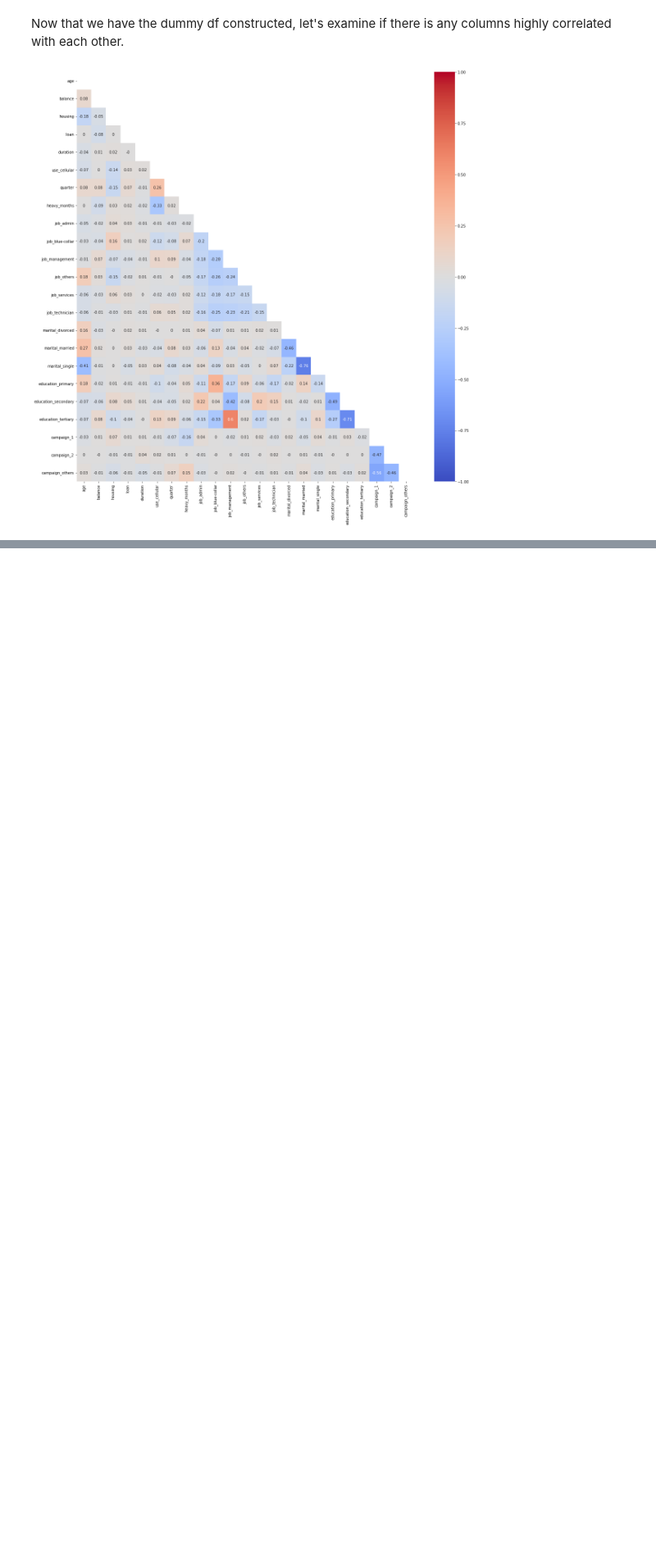
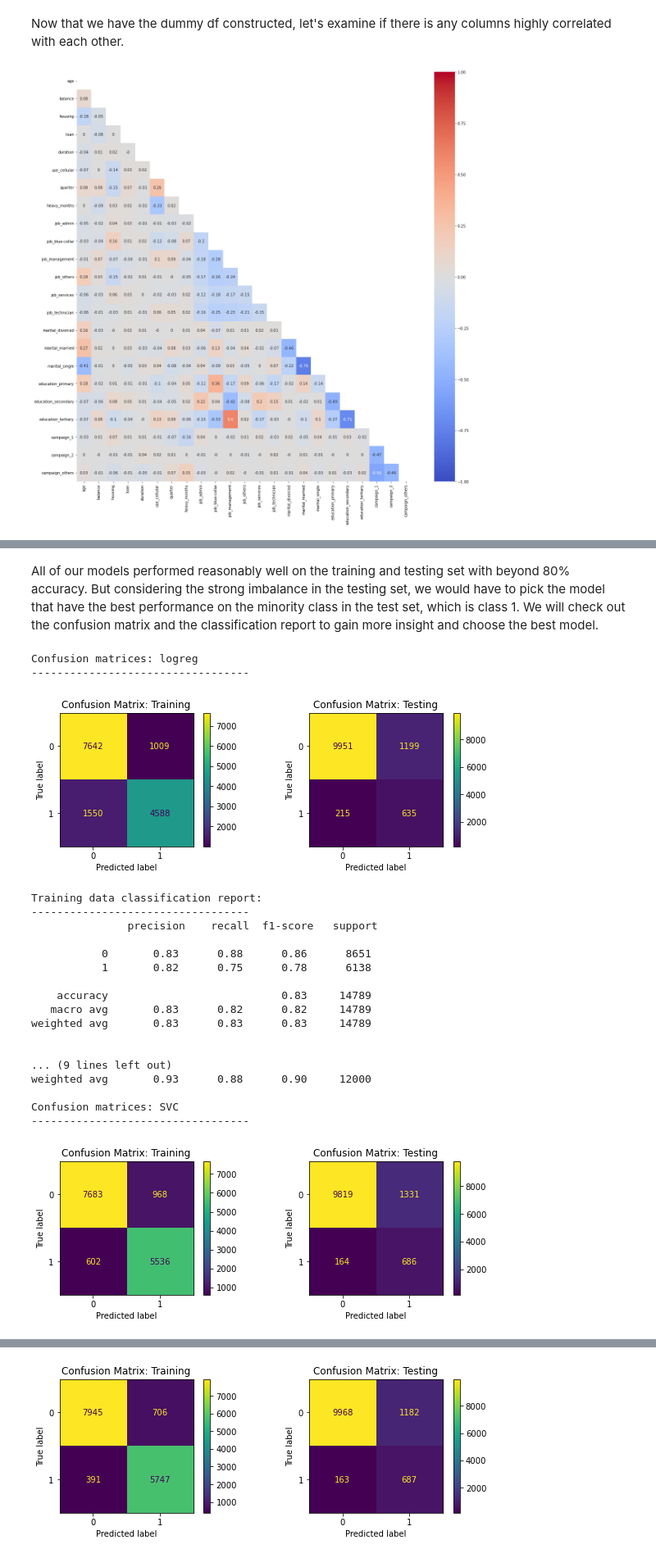
Before and after one commit to XO-Appleton/TermDeposit, a Jupyter notebook: term_deposit_marketing.ipynb, the cells around one changed output, grey strips where cells are left out. Shown at 82% size. Saved outputs shown, nothing was run; the diff lists cells and outputs as text; code cells hidden in the pictures; blank space fills up the shorter version.

Commit message:
completed initial modeling and backward selection

```diff
--- a/term_deposit_marketing.ipynb
+++ b/term_deposit_marketing.ipynb
@@ -431,0 +518,13 @@ visualize_correlation(dummy_df.drop('y', axis=1))
+# %%
+model_candidates = [LogisticRegression(random_state=22), SVC(random_state=22),
+                    RandomForestClassifier(max_depth=10, random_state=22),
+                    KNeighborsClassifier(),
+                    AdaBoostClassifier(random_state=22),
+                    xgb.XGBClassifier(max_depth=3, random_state=22)]
+model_names = ['logreg', 'SVC', 'KNN', 'RF', 'Ada', 'XGB']
+
+for i, model in enumerate(model_candidates):
+    model.fit(X_train_bal, y_train_bal)
+    print(f'{model_names[i]} training accuracy: {model.score(X_train_bal, y_train_bal)}')
+    print(f'{model_names[i]} testing accuracy: {model.score(X_test, y_test)}')
+    print()
@@ -431,0 +549,56 @@ visualize_correlation(dummy_df.drop('y', axis=1))
+# %% [markdown]
+All of our models performed reasonably well on the training and testing set with beyond 80% accuracy. But considering the strong imbalance in the testing set, we would have to pick the model that have the best performance on the minority class in the test set, which is class 1. We will check out the confusion matrix and the classification report to gain more insight and choose the best model.
+# %%
+def show_confusion_matrix_and_report(model_name, model, X_train, y_train, X_test, y_test):
+    print_line = '\n----------------------------------\n'
+
+    print(f"Confusion matrices: {model_name}", print_line)
+
+    fig, axes = plt.subplots(1, 2, figsize=(10, 3))
+
+    # Model on the original data
+    plot_confusion_matrix(model, X_train, y_train, ax=axes[0])
+    axes[0].set_title('Confusion Matrix: Training')
+
+    # Model on the upsampled data
+    plot_confusion_matrix(model, X_test, y_test, ax=axes[1])
+    axes[1].set_title('Confusion Matrix: Testing')
+
+    plt.show()
+
+    model_pred_train = model.predict(X_train)
+    model_pred_test = model.predict(X_test)
+
+    report_train = classification_report(y_train, model_pred_train)
+    report_test = classification_report(y_test, model_pred_test)
+
+    print("\nTraining data classification report:", print_line, report_train)
+    print("\nTesting data classification report:", print_line, report_test)
+# %%
+from sklearn.metrics import confusion_matrix, classification_report, plot_confusion_matrix
+
+for i, model in enumerate(model_candidates):
+    show_confusion_matrix_and_report(model_names[i], model,
+                                    X_train_bal, y_train_bal, X_test, y_test)
+# %% [output]
+Confusion matrices: logreg
+----------------------------------
+[figure, added]
+Training data classification report:
+----------------------------------
+               precision    recall  f1-score   support
+
+           0       0.83      0.88      0.86      8651
+           1       0.82      0.75      0.78      6138
+
+    accuracy                           0.83     14789
+   macro avg       0.83      0.82      0.82     14789
+weighted avg       0.83      0.83      0.83     14789
+
+
+... (9 lines left out)
+weighted avg       0.93      0.88      0.90     12000
+
+Confusion matrices: SVC
+----------------------------------
+[figure, added]
@@ -431,0 +622 @@ visualize_correlation(dummy_df.drop('y', axis=1))
+[figure, added]
```
Also changed, not shown: parts of 39 cells of this notebook, 1 other file.
